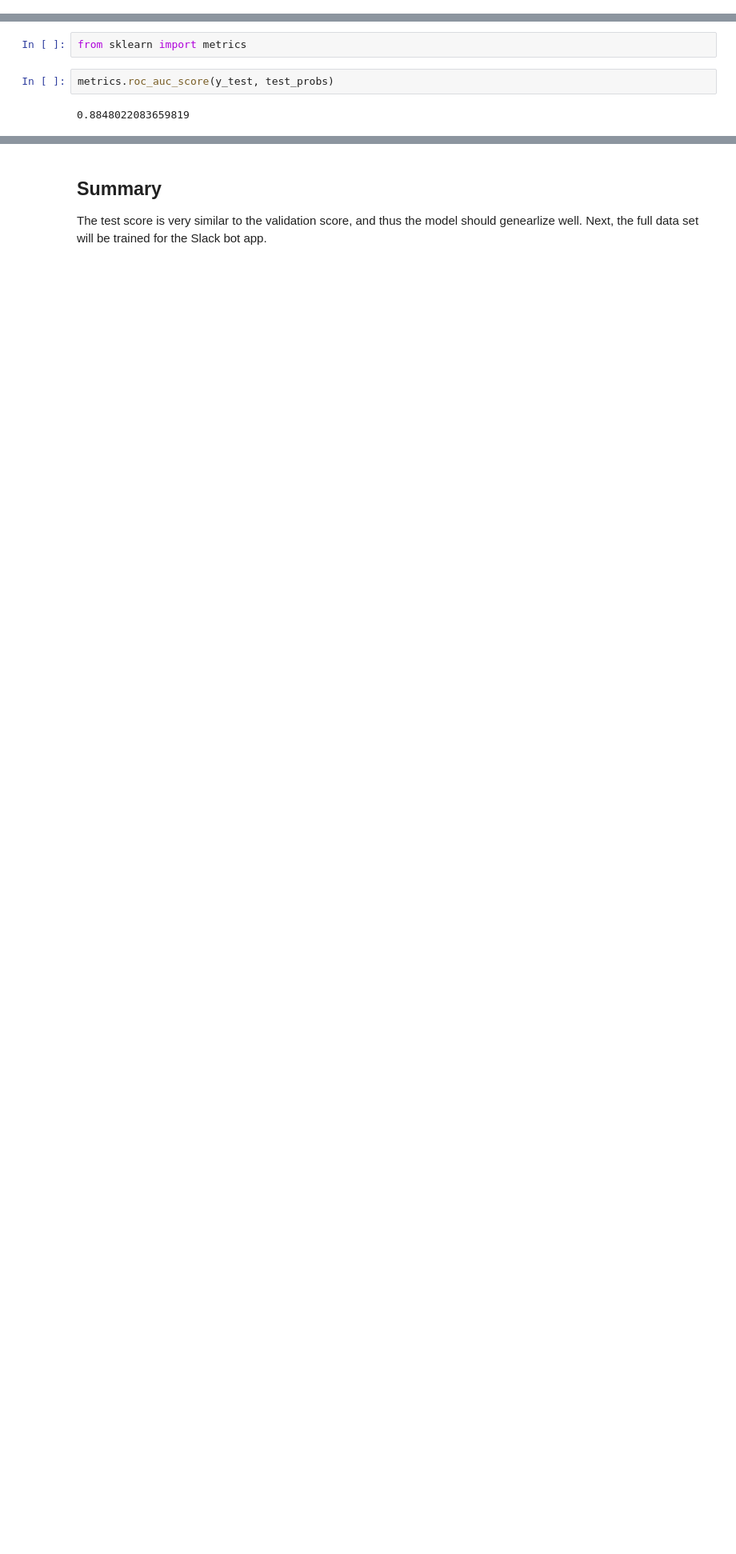
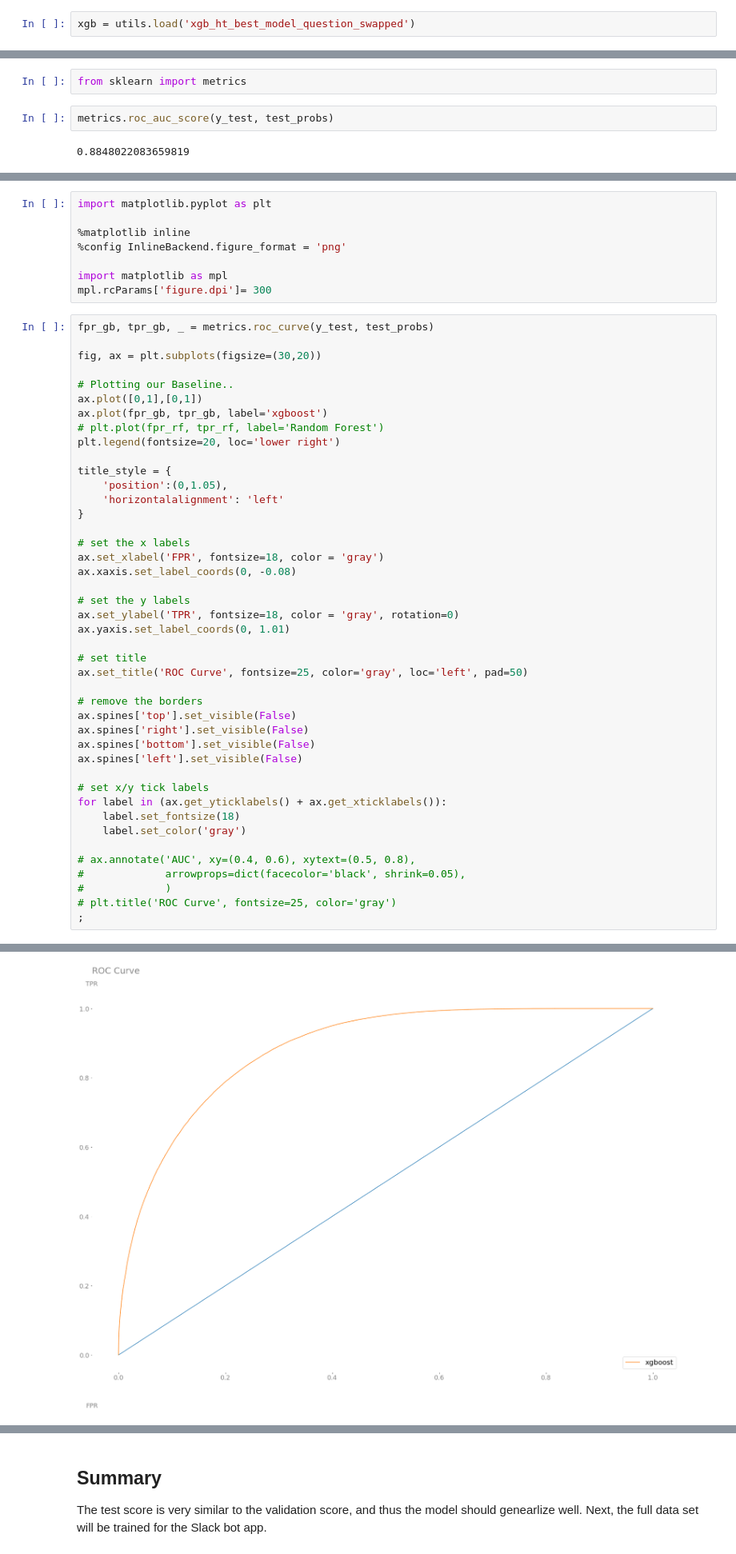
Before and after one commit to jason-sa/question_intent_classification, a Jupyter notebook: py_files/15. XGB - HyperTuned - swap features.ipynb, the cells around one changed output, grey strips where cells are left out. Shown: that part at 80% size. Cells and saved outputs as stored; diff of their text form; blank space fills up the shorter version.

Commit message:
visualizations

```diff
--- a/py_files/15. XGB - HyperTuned - swap features.ipynb
+++ b/py_files/15. XGB - HyperTuned - swap features.ipynb
@@ -231,6 +231,8 @@ utils.save(xgb, 'xgb_ht_best_model_question_swapped')
 # %% [output]
 CPU times: user 1h 5min 38s, sys: 352 ms, total: 1h 5min 38s
 Wall time: 9min 25s
+# %%
+xgb = utils.load('xgb_ht_best_model_question_swapped')
 # %% [markdown]
 ## Score the test data set
 # %%
@@ -283,0 +286,52 @@ metrics.log_loss(y_test, test_probs)
+# %%
+import matplotlib.pyplot as plt
+
+%matplotlib inline
+%config InlineBackend.figure_format = 'png'
+
+import matplotlib as mpl
+mpl.rcParams['figure.dpi']= 300
+# %%
+fpr_gb, tpr_gb, _ = metrics.roc_curve(y_test, test_probs)
+
+fig, ax = plt.subplots(figsize=(30,20))
+
+# Plotting our Baseline..
+ax.plot([0,1],[0,1])
+ax.plot(fpr_gb, tpr_gb, label='xgboost')
+# plt.plot(fpr_rf, tpr_rf, label='Random Forest')
+plt.legend(fontsize=20, loc='lower right')
+
+title_style = {
+    'position':(0,1.05),
+    'horizontalalignment': 'left'
+}
+
+# set the x labels
+ax.set_xlabel('FPR', fontsize=18, color = 'gray')
+ax.xaxis.set_label_coords(0, -0.08)
+
+# set the y labels
+ax.set_ylabel('TPR', fontsize=18, color = 'gray', rotation=0)
+ax.yaxis.set_label_coords(0, 1.01)
+
+# set title
+ax.set_title('ROC Curve', fontsize=25, color='gray', loc='left', pad=50)
+
+# remove the borders
+ax.spines['top'].set_visible(False)
+ax.spines['right'].set_visible(False)
+ax.spines['bottom'].set_visible(False)
+ax.spines['left'].set_visible(False)
+
+# set x/y tick labels
+for label in (ax.get_yticklabels() + ax.get_xticklabels()):
+    label.set_fontsize(18)
+    label.set_color('gray')
+
+# ax.annotate('AUC', xy=(0.4, 0.6), xytext=(0.5, 0.8),
+#             arrowprops=dict(facecolor='black', shrink=0.05),
+#             )
+# plt.title('ROC Curve', fontsize=25, color='gray')
+;
+# %% [output]
@@ -283,0 +339 @@ metrics.log_loss(y_test, test_probs)
+[figure, added]
```
Also changed, not shown: parts of 12 cells of this notebook, 1 other file.
